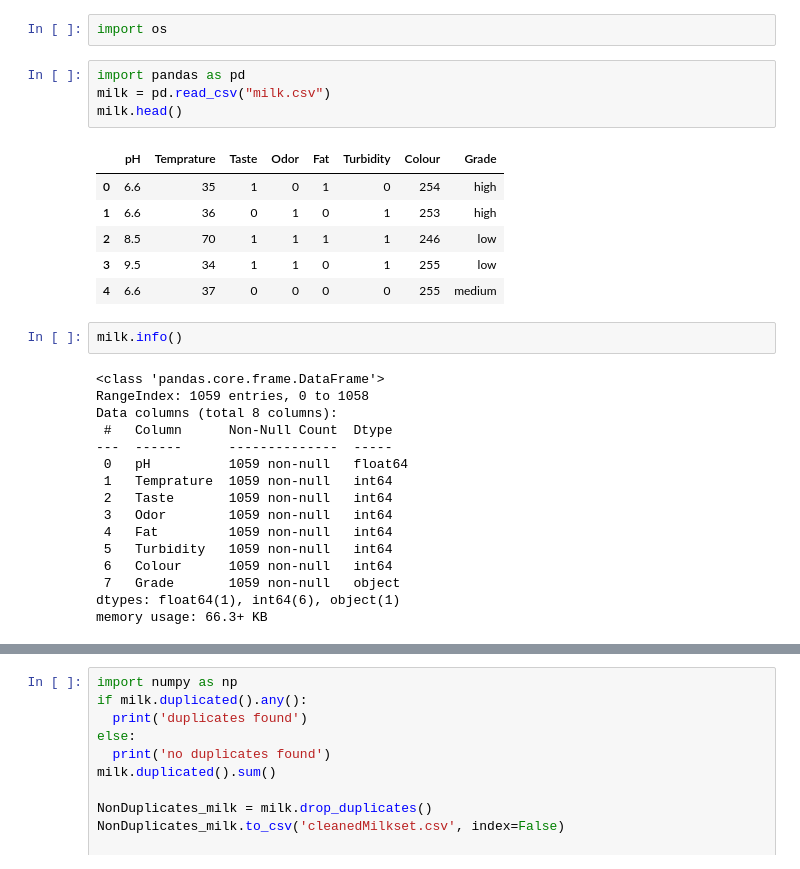
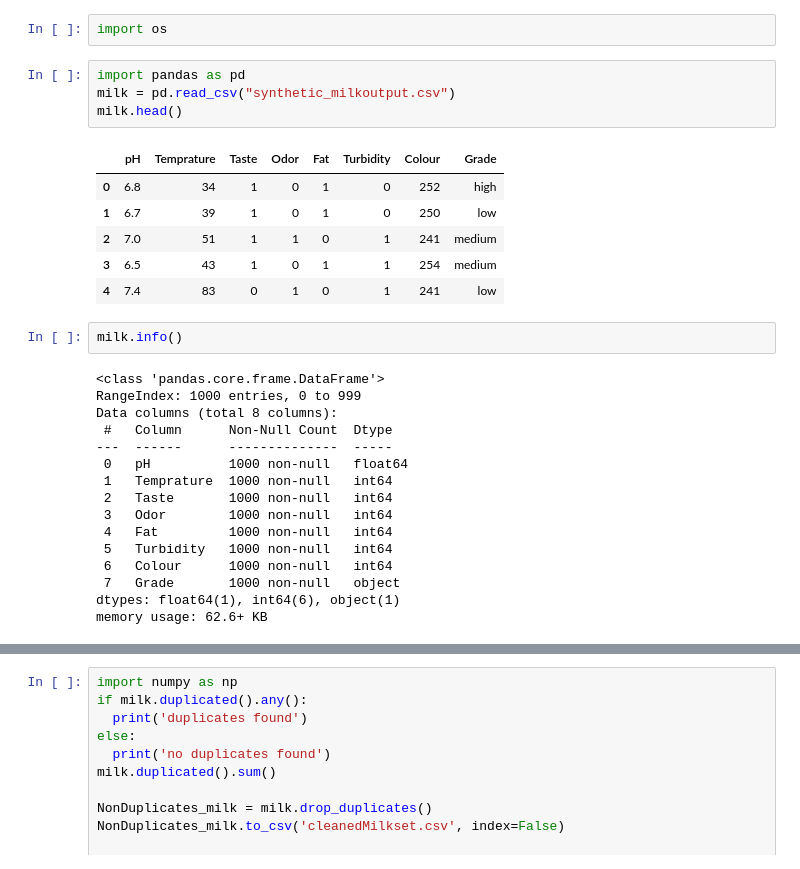
Before and after one commit to krishnasmv/FoodQualityPrediction, a Jupyter notebook: Dataset/Experiment.ipynb, the cells around one changed output, grey strips where cells are left out. Saved outputs shown, nothing was run; the diff lists cells and outputs as text.

```diff
--- a/Dataset/Experiment.ipynb
+++ b/Dataset/Experiment.ipynb
@@ -2,33 +2,33 @@
 import os
 # %%
 import pandas as pd
-milk = pd.read_csv("milk.csv")
+milk = pd.read_csv("synthetic_milkoutput.csv")
 milk.head()
 # %% [output]
 |  | pH | Temprature | Taste | Odor | Fat | Turbidity | Colour | Grade |
-| 0 | 6.6 | 35 | 1 | 0 | 1 | 0 | 254 | high |
-| 1 | 6.6 | 36 | 0 | 1 | 0 | 1 | 253 | high |
-| 2 | 8.5 | 70 | 1 | 1 | 1 | 1 | 246 | low |
-| 3 | 9.5 | 34 | 1 | 1 | 0 | 1 | 255 | low |
-| 4 | 6.6 | 37 | 0 | 0 | 0 | 0 | 255 | medium |
+| 0 | 6.8 | 34 | 1 | 0 | 1 | 0 | 252 | high |
+| 1 | 6.7 | 39 | 1 | 0 | 1 | 0 | 250 | low |
+| 2 | 7.0 | 51 | 1 | 1 | 0 | 1 | 241 | medium |
+| 3 | 6.5 | 43 | 1 | 0 | 1 | 1 | 254 | medium |
+| 4 | 7.4 | 83 | 0 | 1 | 0 | 1 | 241 | low |
 # %%
 milk.info()
 # %% [output]
 <class 'pandas.core.frame.DataFrame'>
-RangeIndex: 1059 entries, 0 to 1058
+RangeIndex: 1000 entries, 0 to 999
 Data columns (total 8 columns):
  #   Column      Non-Null Count  Dtype
 ---  ------      --------------  -----
- 0   pH          1059 non-null   float64
- 1   Temprature  1059 non-null   int64
- 2   Taste       1059 non-null   int64
- 3   Odor        1059 non-null   int64
- 4   Fat         1059 non-null   int64
- 5   Turbidity   1059 non-null   int64
- 6   Colour      1059 non-null   int64
- 7   Grade       1059 non-null   object
+ 0   pH          1000 non-null   float64
+ 1   Temprature  1000 non-null   int64
+ 2   Taste       1000 non-null   int64
+ 3   Odor        1000 non-null   int64
+ 4   Fat         1000 non-null   int64
+ 5   Turbidity   1000 non-null   int64
+ 6   Colour      1000 non-null   int64
+ 7   Grade       1000 non-null   object
 dtypes: float64(1), int64(6), object(1)
-memory usage: 66.3+ KB
+memory usage: 62.6+ KB
 # %%
 milk.describe()
 # %% [output]
```
Also changed, not shown: parts of 6 cells of this notebook, 27 other files.
